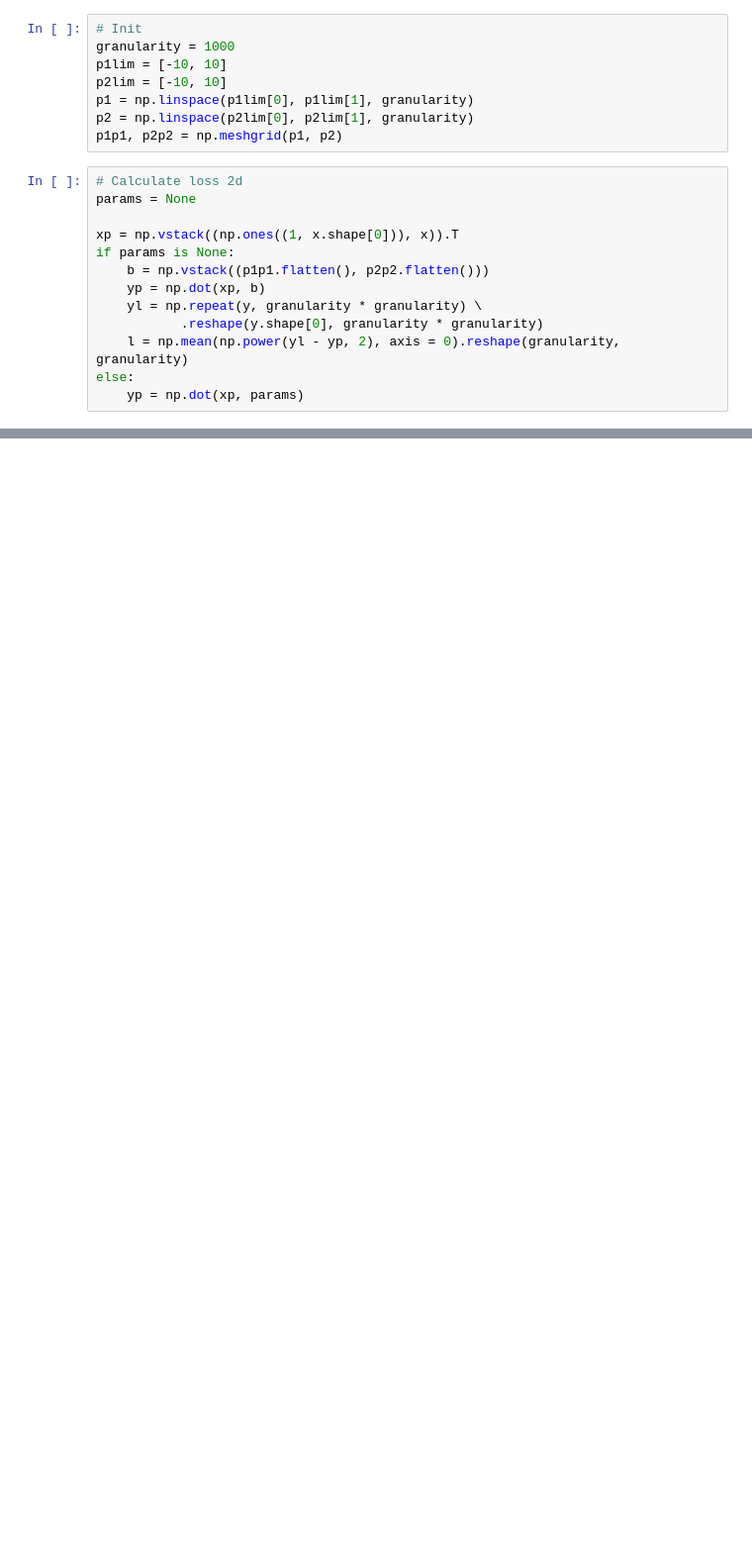
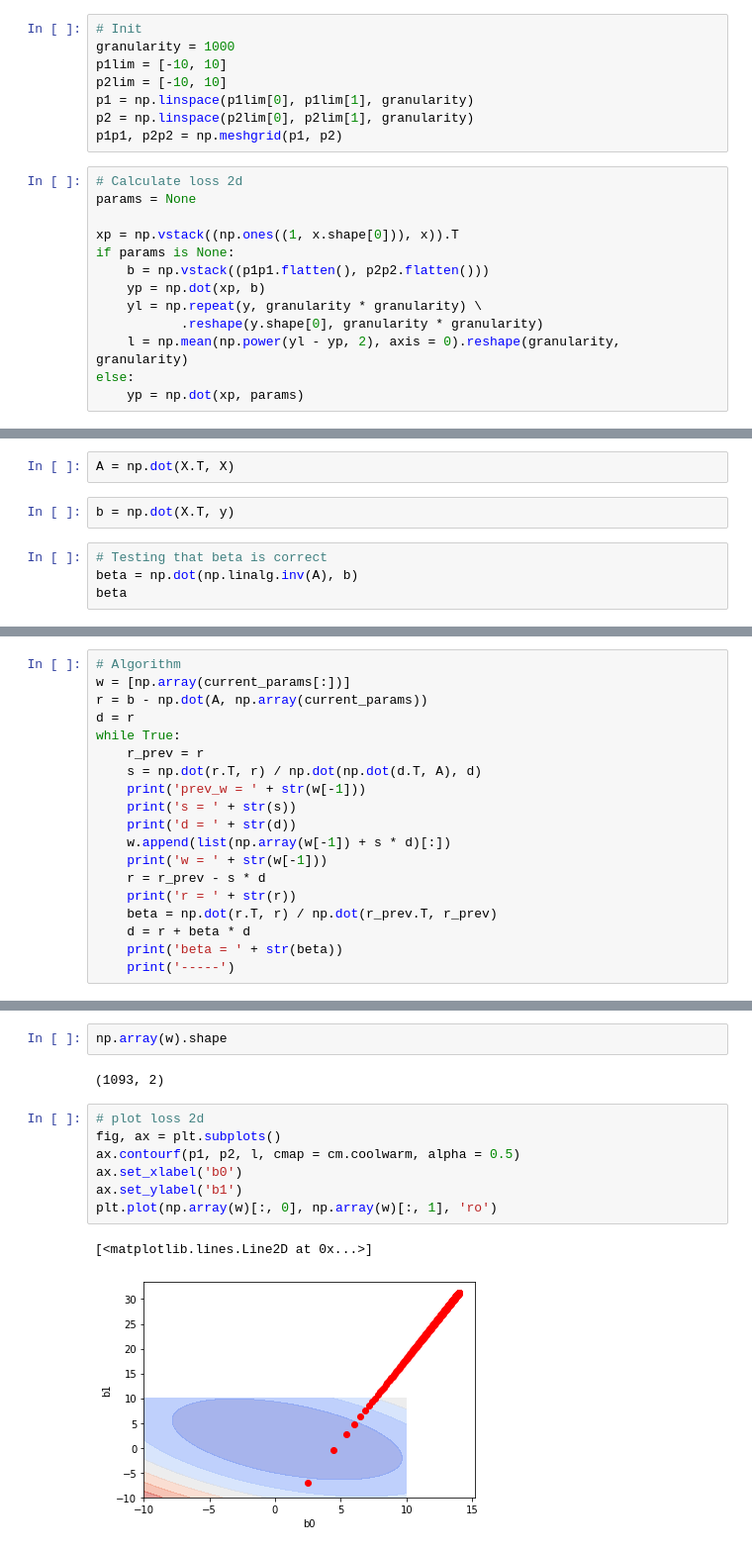
Before and after one commit to pablosuau/training, a Jupyter notebook: machine_learning/03_ml_theory/01_gradient_descent/02_conjugate_gradient_descent.ipynb, the cells around one changed output, grey strips where cells are left out. Shown at 99% size. Saved outputs shown, nothing was run; the diff lists cells and outputs as text; blank space fills up the shorter version.

```diff
--- a/machine_learning/03_ml_theory/01_gradient_descent/02_conjugate_gradient_descent.ipynb
+++ b/machine_learning/03_ml_theory/01_gradient_descent/02_conjugate_gradient_descent.ipynb
@@ -67,0 +51,8 @@ plt.plot([current_params[0], current_params[0] + unit_gradient[0]],
+# %%
+A = np.dot(X.T, X)
+# %%
+b = np.dot(X.T, y)
+# %%
+# Testing that beta is correct
+beta = np.dot(np.linalg.inv(A), b)
+beta
@@ -67,0 +61,19 @@ plt.plot([current_params[0], current_params[0] + unit_gradient[0]],
+# %%
+# Algorithm
+w = [np.array(current_params[:])]
+r = b - np.dot(A, np.array(current_params))
+d = r
+while True:
+    r_prev = r
+    s = np.dot(r.T, r) / np.dot(np.dot(d.T, A), d)
+    print('prev_w = ' + str(w[-1]))
+    print('s = ' + str(s))
+    print('d = ' + str(d))
+    w.append(list(np.array(w[-1]) + s * d)[:])
+    print('w = ' + str(w[-1]))
+    r = r_prev - s * d
+    print('r = ' + str(r))
+    beta = np.dot(r.T, r) / np.dot(r_prev.T, r_prev)
+    d = r + beta * d
+    print('beta = ' + str(beta))
+    print('-----')
@@ -67,0 +99,14 @@ plt.plot([current_params[0], current_params[0] + unit_gradient[0]],
+# %%
+np.array(w).shape
+# %% [output]
+(1093, 2)
+# %%
+# plot loss 2d
+fig, ax = plt.subplots()
+ax.contourf(p1, p2, l, cmap = cm.coolwarm, alpha = 0.5)
+ax.set_xlabel('b0')
+ax.set_ylabel('b1')
+plt.plot(np.array(w)[:, 0], np.array(w)[:, 1], 'ro')
+# %% [output]
+[<matplotlib.lines.Line2D at 0x...>]
+[figure, added]
```
Also changed, not shown: parts of 7 cells of this notebook.
